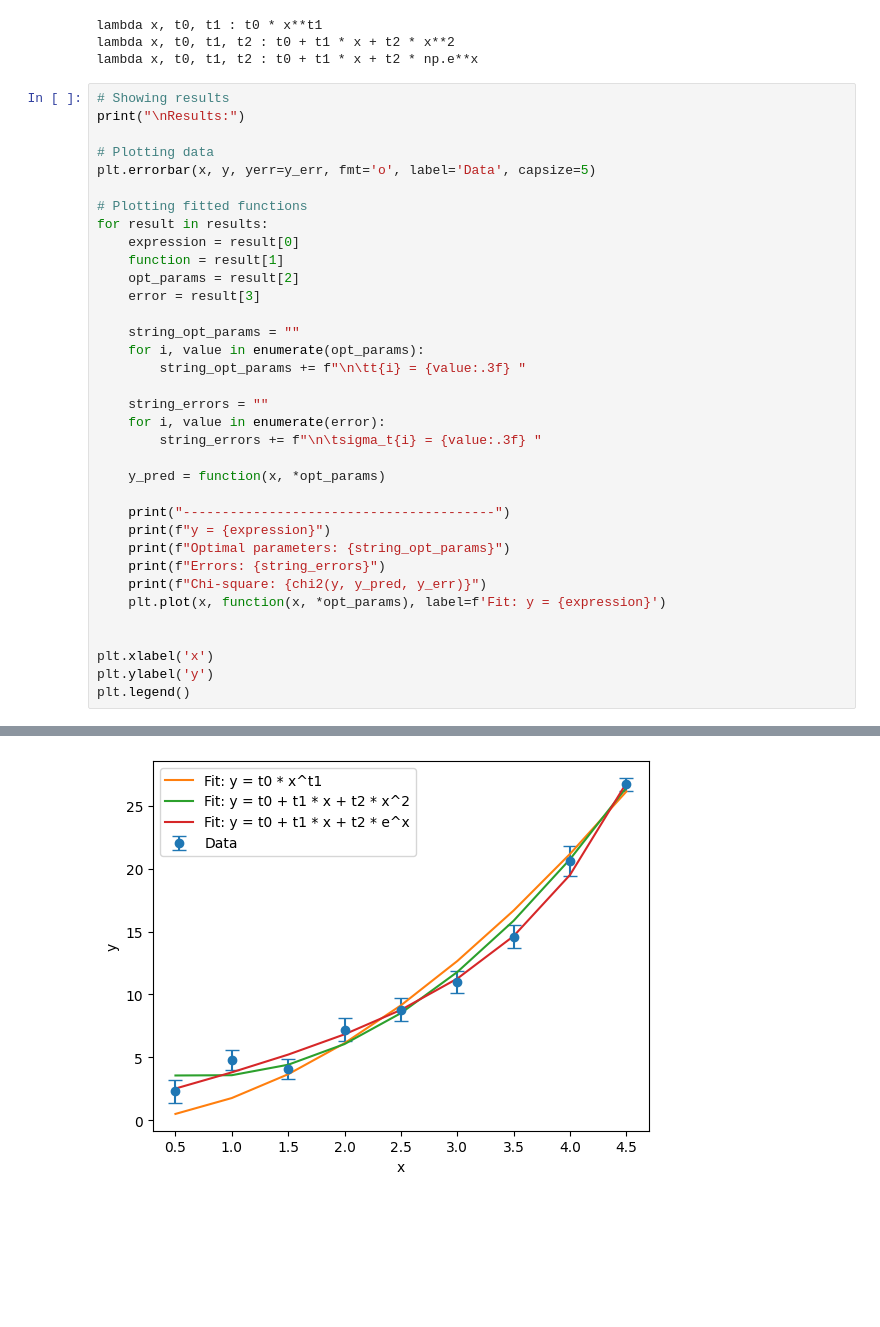
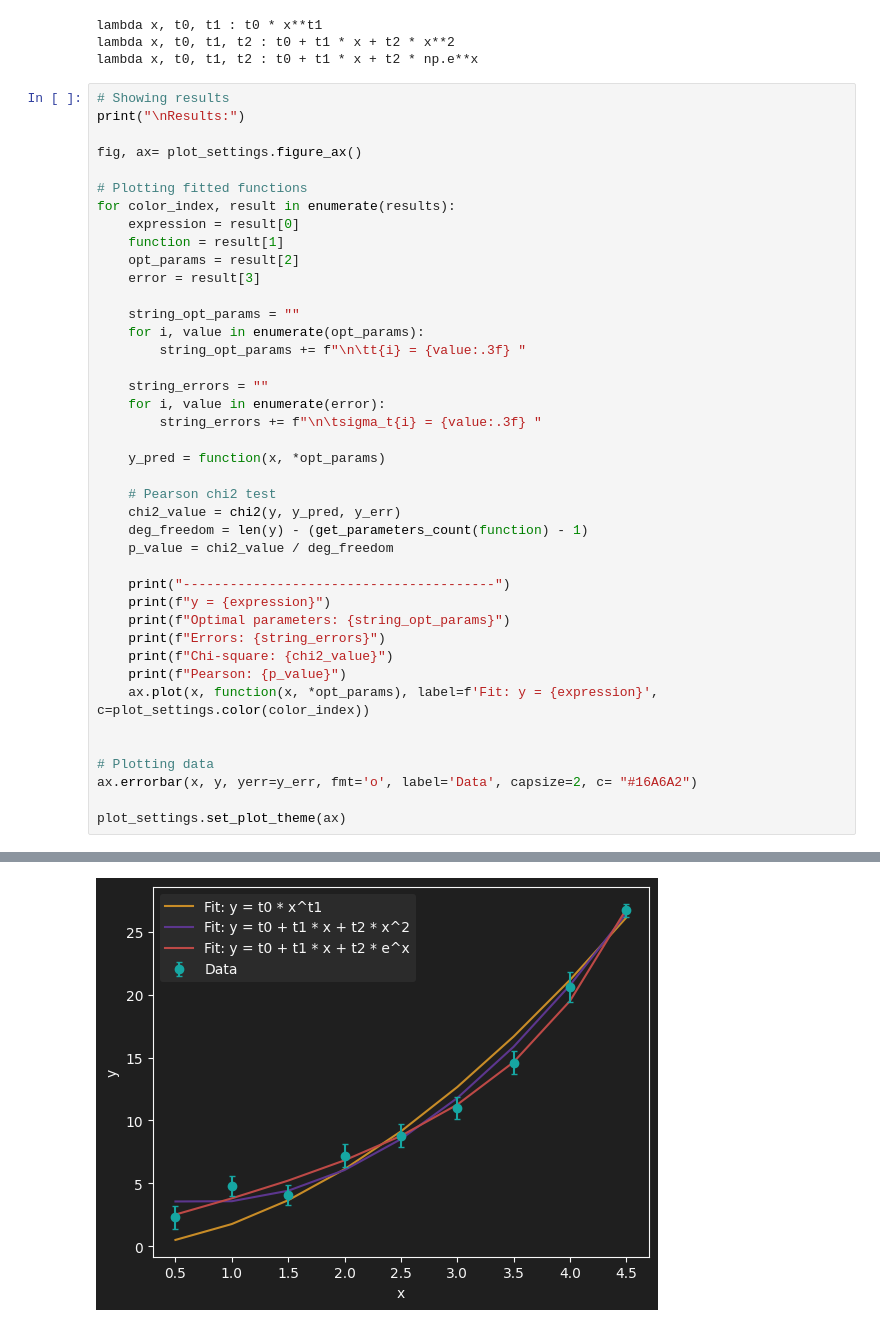
Before and after one commit to NunzioDA/EDSProjects, a Jupyter notebook: project_two/project_two.ipynb, the cells around one changed output, grey strips where cells are left out. Saved outputs shown, nothing was run; the diff lists cells and outputs as text; blank space fills up the shorter version.

Commit message:
using plot_settings to set plots visual setting

```diff
--- a/project_two/project_two.ipynb
+++ b/project_two/project_two.ipynb
@@ -100,11 +106,10 @@ lambda x, t0, t1, t2 : t0 + t1 * x + t2 * np.e**x
 # Showing results
 print("\nResults:")
 
-# Plotting data
-plt.errorbar(x, y, yerr=y_err, fmt='o', label='Data', capsize=5)
+fig, ax= plot_settings.figure_ax()
 
 # Plotting fitted functions
-for result in results:
+for color_index, result in enumerate(results):
     expression = result[0]
     function = result[1]
     opt_params = result[2]
@@ -120,17 +125,24 @@ for result in results:
 
     y_pred = function(x, *opt_params)
 
+    # Pearson chi2 test
+    chi2_value = chi2(y, y_pred, y_err)
+    deg_freedom = len(y) - (get_parameters_count(function) - 1)
+    p_value = chi2_value / deg_freedom
+
     print("----------------------------------------")
     print(f"y = {expression}")
     print(f"Optimal parameters: {string_opt_params}")
     print(f"Errors: {string_errors}")
-    print(f"Chi-square: {chi2(y, y_pred, y_err)}")
-    plt.plot(x, function(x, *opt_params), label=f'Fit: y = {expression}')
+    print(f"Chi-square: {chi2_value}")
+    print(f"Pearson: {p_value}")
+    ax.plot(x, function(x, *opt_params), label=f'Fit: y = {expression}', c=plot_settings.color(color_index))
 
 
-plt.xlabel('x')
-plt.ylabel('y')
-plt.legend()
+# Plotting data
+ax.errorbar(x, y, yerr=y_err, fmt='o', label='Data', capsize=2, c= "#16A6A2")
+
+plot_settings.set_plot_theme(ax)
 # %% [output]
 Results:
 ----------------------------------------
@@ -153 +164 @@ Chi-square: 4.685277902502897
-[figure, old version]
+[figure, new version]
```
Also changed, not shown: parts of 3 cells of this notebook, 1 other file.
